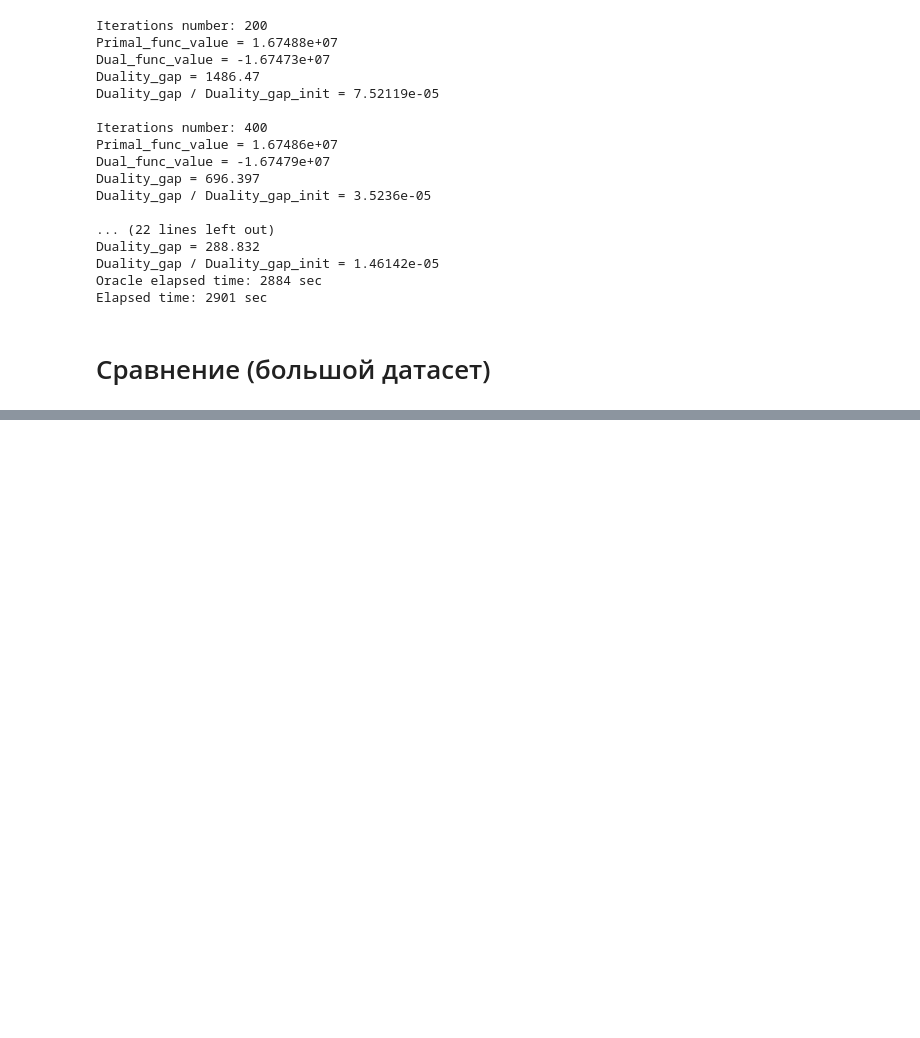
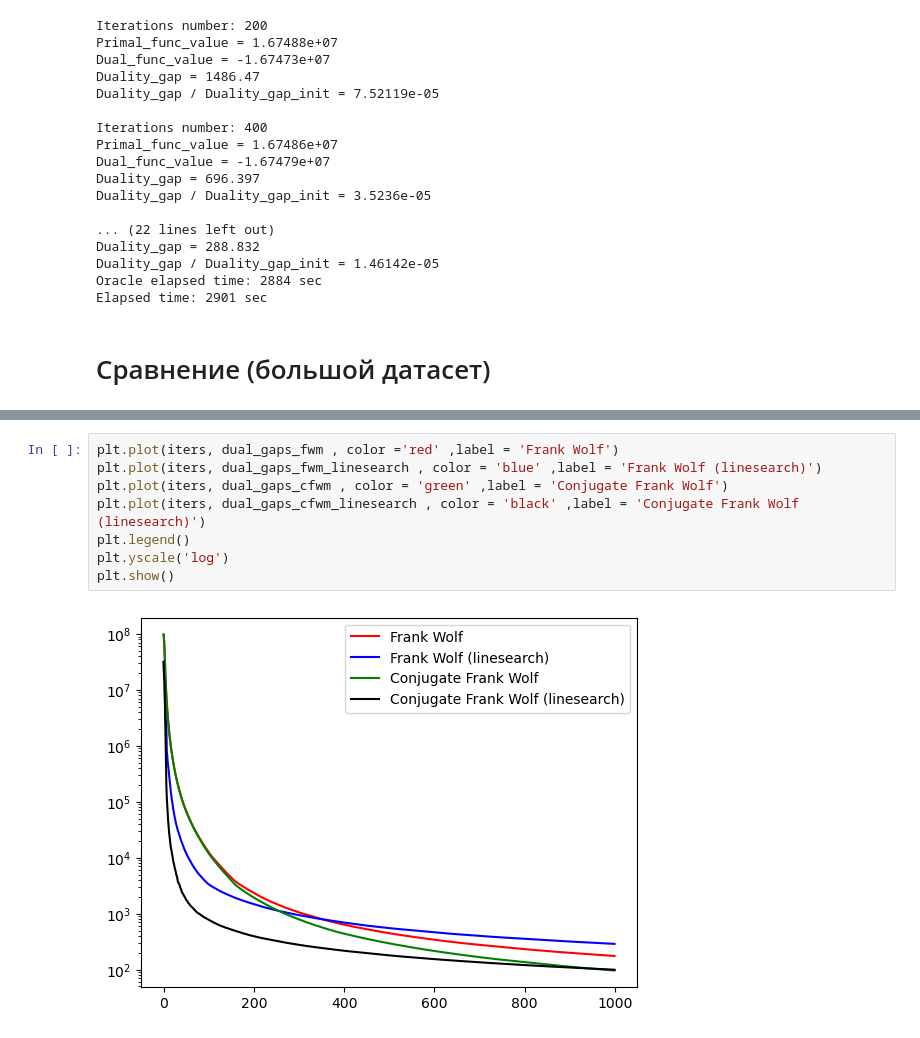
Before and after one commit to ThunderstormXX/TransportNet, a Jupyter notebook: Stable Dynamic & Beckman/CFWM_experiments.ipynb, the cells around one changed output, grey strips where cells are left out. Cells and saved outputs as stored; diff of their text form; blank space fills up the shorter version.

```diff
--- a/Stable Dynamic & Beckman/CFWM_experiments.ipynb
+++ b/Stable Dynamic & Beckman/CFWM_experiments.ipynb
@@ -410,0 +411,10 @@ plt.show()
+# %%
+plt.plot(iters, dual_gaps_fwm , color ='red' ,label = 'Frank Wolf')
+plt.plot(iters, dual_gaps_fwm_linesearch , color = 'blue' ,label = 'Frank Wolf (linesearch)')
+plt.plot(iters, dual_gaps_cfwm , color = 'green' ,label = 'Conjugate Frank Wolf')
+plt.plot(iters, dual_gaps_cfwm_linesearch , color = 'black' ,label = 'Conjugate Frank Wolf (linesearch)')
+plt.legend()
+plt.yscale('log')
+plt.show()
+# %% [output]
+[figure, added]
```
Also changed, not shown: parts of 3 cells of this notebook, 2 other files.
